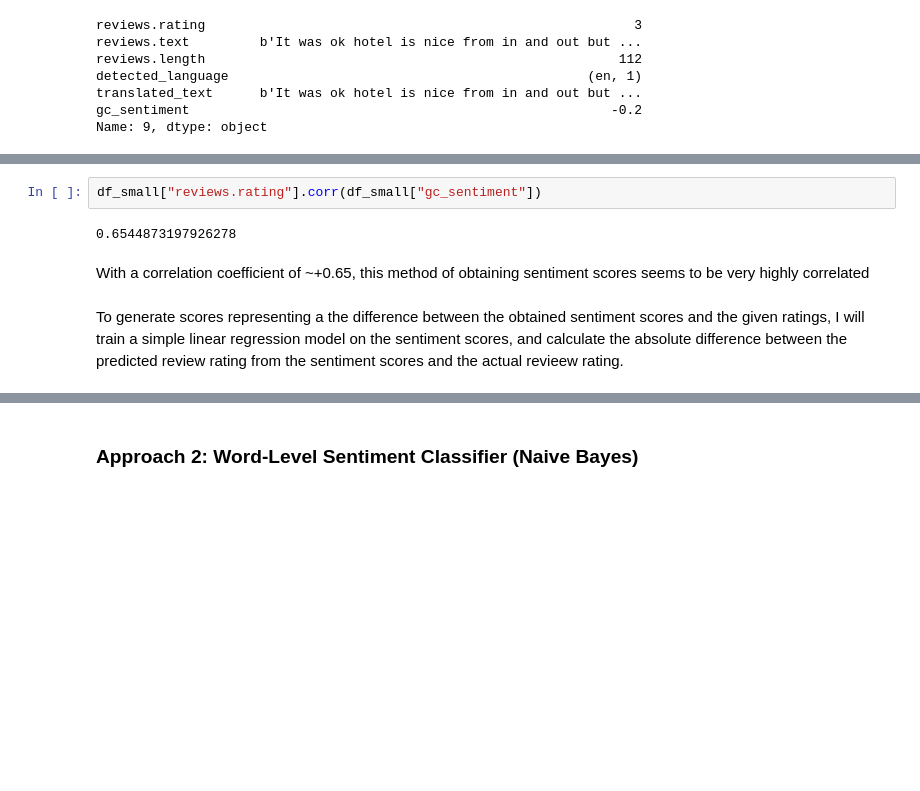
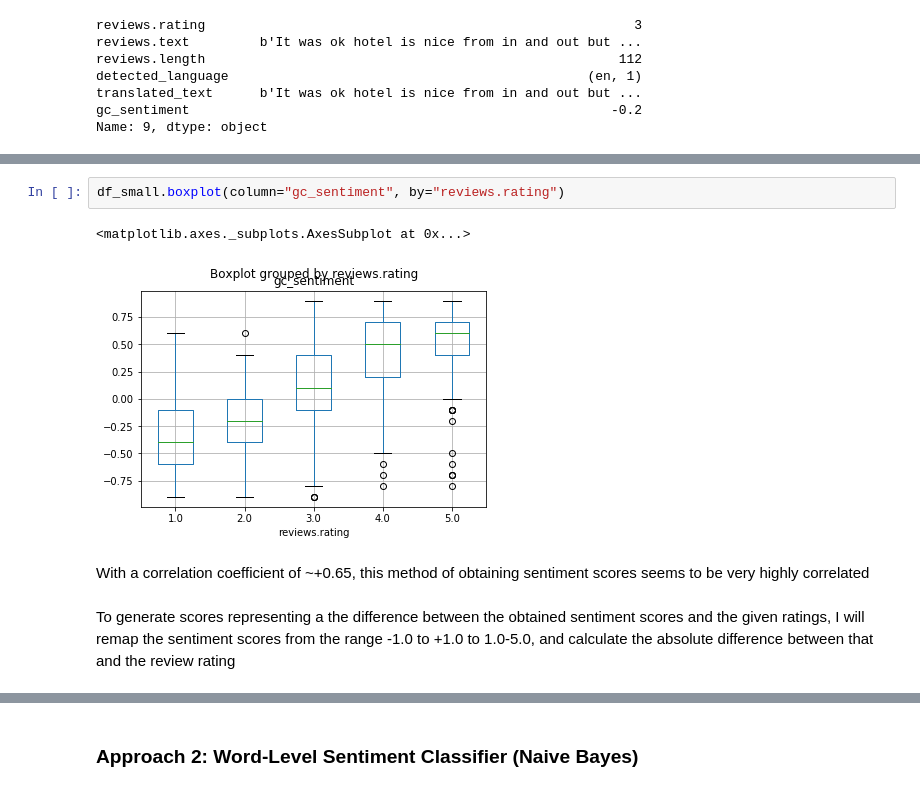
Before and after one commit to SJTButler/hotel-review-analysis, a Jupyter notebook: Hotel Review Analysis.ipynb, the cells around one changed output, grey strips where cells are left out. Drawn from its saved outputs; the diff is of its cells as text; blank space fills up the shorter version.

Commit message:
added google cloud sentiment analysis scores

```diff
--- a/Hotel Review Analysis.ipynb
+++ b/Hotel Review Analysis.ipynb
@@ -800,8 +806,9 @@ Name: 9, dtype: object
 # %%
-df_small["reviews.rating"].corr(df_small["gc_sentiment"])
+df_small.boxplot(column="gc_sentiment", by="reviews.rating")
 # %% [output]
-0.6544873197926278
+<matplotlib.axes._subplots.AxesSubplot at 0x...>
+[figure, added]
 # %% [markdown]
 With a correlation coefficient of ~+0.65, this method of obtaining sentiment scores seems to be very highly correlated
 # %% [markdown]
-To generate scores representing a the difference between the obtained sentiment scores and the given ratings, I will train a simple linear regression model on the sentiment scores, and calculate the absolute difference between the predicted review rating from the sentiment scores and the actual revieew rating.
+To generate scores representing a the difference between the obtained sentiment scores and the given ratings, I will remap the sentiment scores from the range -1.0 to +1.0 to 1.0-5.0, and calculate the absolute difference between that and the review rating
```
Also changed, not shown: parts of 2 cells of this notebook.
